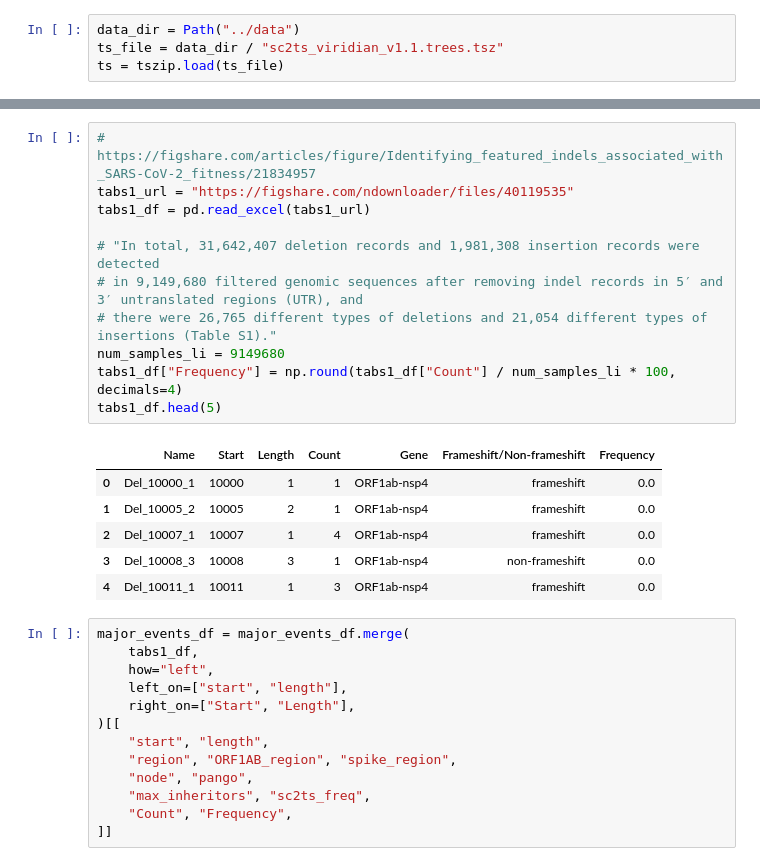
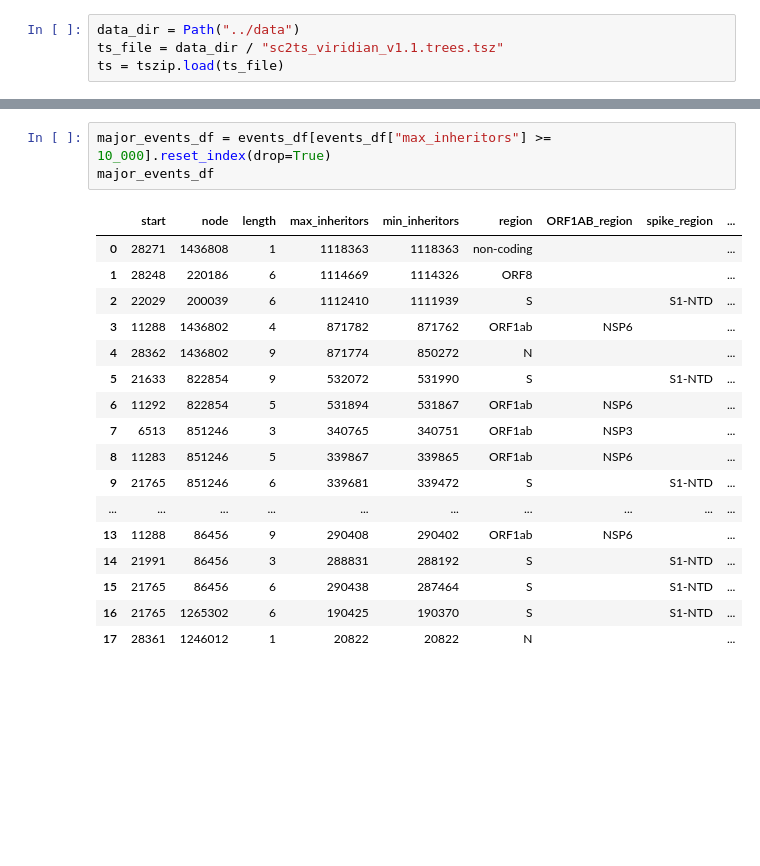
Before and after one commit to jeromekelleher/sc2ts-paper, a Jupyter notebook: notebooks/tab_deletions.ipynb, the cells around one changed output, grey strips where cells are left out. Drawn from its saved outputs; the diff is of its cells as text; blank space fills up the shorter version.

Commit message:
Update deletions notebook

```diff
--- a/notebooks/tab_deletions.ipynb
+++ b/notebooks/tab_deletions.ipynb
@@ -121,32 +100,22 @@ major_events_df
-# %%
-# https://figshare.com/articles/figure/Identifying_featured_indels_associated_with_SARS-CoV-2_fitness/21834957
-tabs1_url = "https://figshare.com/ndownloader/files/40119535"
-tabs1_df = pd.read_excel(tabs1_url)
-
-# "In total, 31,642,407 deletion records and 1,981,308 insertion records were detected
-# in 9,149,680 filtered genomic sequences after removing indel records in 5′ and 3′ untranslated regions (UTR), and
-# there were 26,765 different types of deletions and 21,054 different types of insertions (Table S1)."
-num_samples_li = 9149680
-tabs1_df["Frequency"] = np.round(tabs1_df["Count"] / num_samples_li * 100, decimals=4)
-tabs1_df.head(5)
-# %% [output]
-|  | Name | Start | Length | Count | Gene | Frameshift/Non-frameshift | Frequency |
-| 0 | Del_10000_1 | 10000 | 1 | 1 | ORF1ab-nsp4 | frameshift | 0.0 |
-| 1 | Del_10005_2 | 10005 | 2 | 1 | ORF1ab-nsp4 | frameshift | 0.0 |
-| 2 | Del_10007_1 | 10007 | 1 | 4 | ORF1ab-nsp4 | frameshift | 0.0 |
-| 3 | Del_10008_3 | 10008 | 3 | 1 | ORF1ab-nsp4 | non-frameshift | 0.0 |
-| 4 | Del_10011_1 | 10011 | 1 | 3 | ORF1ab-nsp4 | frameshift | 0.0 |
-# %%
-major_events_df = major_events_df.merge(
-    tabs1_df,
-    how="left",
-    left_on=["start", "length"],
-    right_on=["Start", "Length"],
-)[[
-    "start", "length",
-    "region", "ORF1AB_region", "spike_region",
-    "node", "pango",
-    "max_inheritors", "sc2ts_freq",
-    "Count", "Frequency",
-]]
+# %%
+major_events_df = events_df[events_df["max_inheritors"] >= 10_000].reset_index(drop=True)
+major_events_df
+# %% [output]
+|  | start | node | length | max_inheritors | min_inheritors | region | ORF1AB_region | spike_region | ... |
+| 0 | 28271 | 1436808 | 1 | 1118363 | 1118363 | non-coding |  |  | ... |
+| 1 | 28248 | 220186 | 6 | 1114669 | 1114326 | ORF8 |  |  | ... |
+| 2 | 22029 | 200039 | 6 | 1112410 | 1111939 | S |  | S1-NTD | ... |
+| 3 | 11288 | 1436802 | 4 | 871782 | 871762 | ORF1ab | NSP6 |  | ... |
+| 4 | 28362 | 1436802 | 9 | 871774 | 850272 | N |  |  | ... |
+| 5 | 21633 | 822854 | 9 | 532072 | 531990 | S |  | S1-NTD | ... |
+| 6 | 11292 | 822854 | 5 | 531894 | 531867 | ORF1ab | NSP6 |  | ... |
+| 7 | 6513 | 851246 | 3 | 340765 | 340751 | ORF1ab | NSP3 |  | ... |
+| 8 | 11283 | 851246 | 5 | 339867 | 339865 | ORF1ab | NSP6 |  | ... |
+| 9 | 21765 | 851246 | 6 | 339681 | 339472 | S |  | S1-NTD | ... |
+| ... | ... | ... | ... | ... | ... | ... | ... | ... | ... |
+| 13 | 11288 | 86456 | 9 | 290408 | 290402 | ORF1ab | NSP6 |  | ... |
+| 14 | 21991 | 86456 | 3 | 288831 | 288192 | S |  | S1-NTD | ... |
+| 15 | 21765 | 86456 | 6 | 290438 | 287464 | S |  | S1-NTD | ... |
+| 16 | 21765 | 1265302 | 6 | 190425 | 190370 | S |  | S1-NTD | ... |
+| 17 | 28361 | 1246012 | 1 | 20822 | 20822 | N |  |  | ... |
 # %%
```
Also changed, not shown: parts of 20 cells of this notebook.
